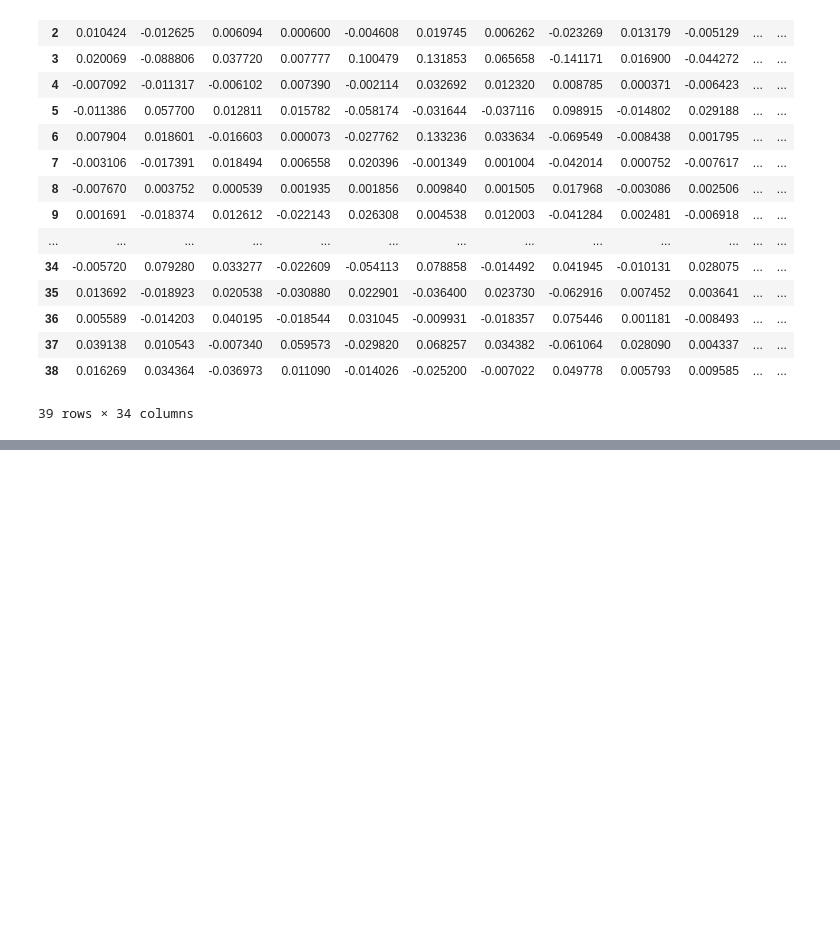
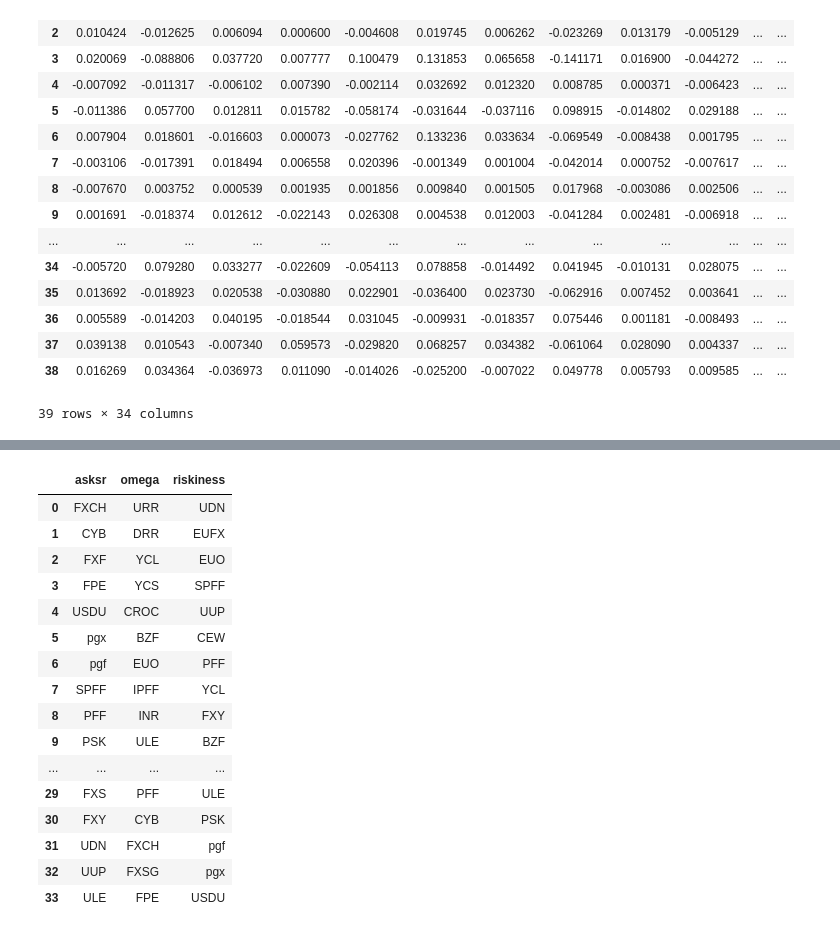
Before and after one commit to satai1919/Fintech_textmining_machinelearning, a Jupyter notebook: HW4/HW4.ipynb, the cells around one changed output, grey strips where cells are left out. Saved outputs shown, nothing was run; the diff lists cells and outputs as text; code cells hidden in the pictures; blank space fills up the shorter version.

```diff
--- a/HW4/HW4.ipynb
+++ b/HW4/HW4.ipynb
@@ -245,5 +277,5 @@ df_month_ret
 # %%
-def get_omega(ret_list, L = 0, ):
+def get_omega(ret_list, L = 0.0104, ):
 
     lose_list = []
     for ret in ret_list:
@@ -288,15 +311,0 @@ def get_riskiness_r(ret_list):
-# %%
-data_riskiness_r_week = {}
-data_riskiness_r_month = {}
-for i in range(1,35):
-    a_id = id_list[i]
-    ret_list_week = list(df_week_ret[a_id].dropna())
-    ret_list_month = list(df_month_ret[a_id].dropna())
-    measure_week = get_riskiness_r(ret_list_week)
-    measure_month = get_riskiness_r(ret_list_week)
-
-
-    #replace ret dataframe as weekly return
-
-    data_riskiness_r_week[a_id] = [measure_week]
-    data_riskiness_r_month[a_id] = [measure_month]
@@ -329,7 +311,0 @@ list1 = df_riskiness_r_week['week'].tolist()
-# %%
-cnt = 0
-for a_id in df_riskiness_r_week.index:
-
-    ret_list = list(df_week_ret[a_id].dropna())
-    print( sum(ret_list) / len(ret_list) , list1[cnt])
-    cnt +=1
@@ -353,0 +363,2 @@ for a_id in df_riskiness_r_week.index:
+# %%
+week_ranking = get_ranking('week')
@@ -353,0 +383,20 @@ for a_id in df_riskiness_r_week.index:
+# %%
+week_ranking
+# %% [output]
+|  | asksr | omega | riskiness |
+| 0 | FXCH | URR | UDN |
+| 1 | CYB | DRR | EUFX |
+| 2 | FXF | YCL | EUO |
+| 3 | FPE | YCS | SPFF |
+| 4 | USDU | CROC | UUP |
+| 5 | pgx | BZF | CEW |
+| 6 | pgf | EUO | PFF |
+| 7 | SPFF | IPFF | YCL |
+| 8 | PFF | INR | FXY |
+| 9 | PSK | ULE | BZF |
+| ... | ... | ... | ... |
+| 29 | FXS | PFF | ULE |
+| 30 | FXY | CYB | PSK |
+| 31 | UDN | FXCH | pgf |
+| 32 | UUP | FXSG | pgx |
+| 33 | ULE | FPE | USDU |
```
Also changed, not shown: parts of 20 cells of this notebook.
